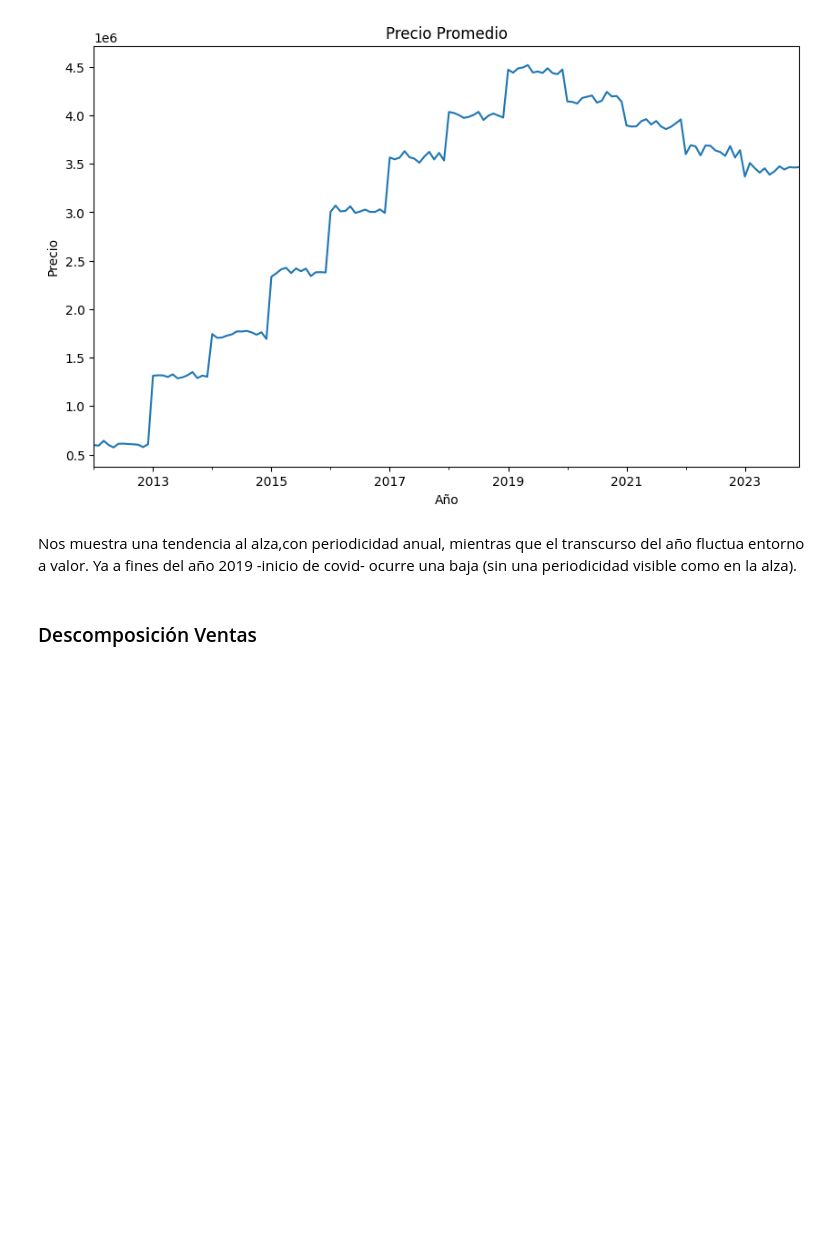
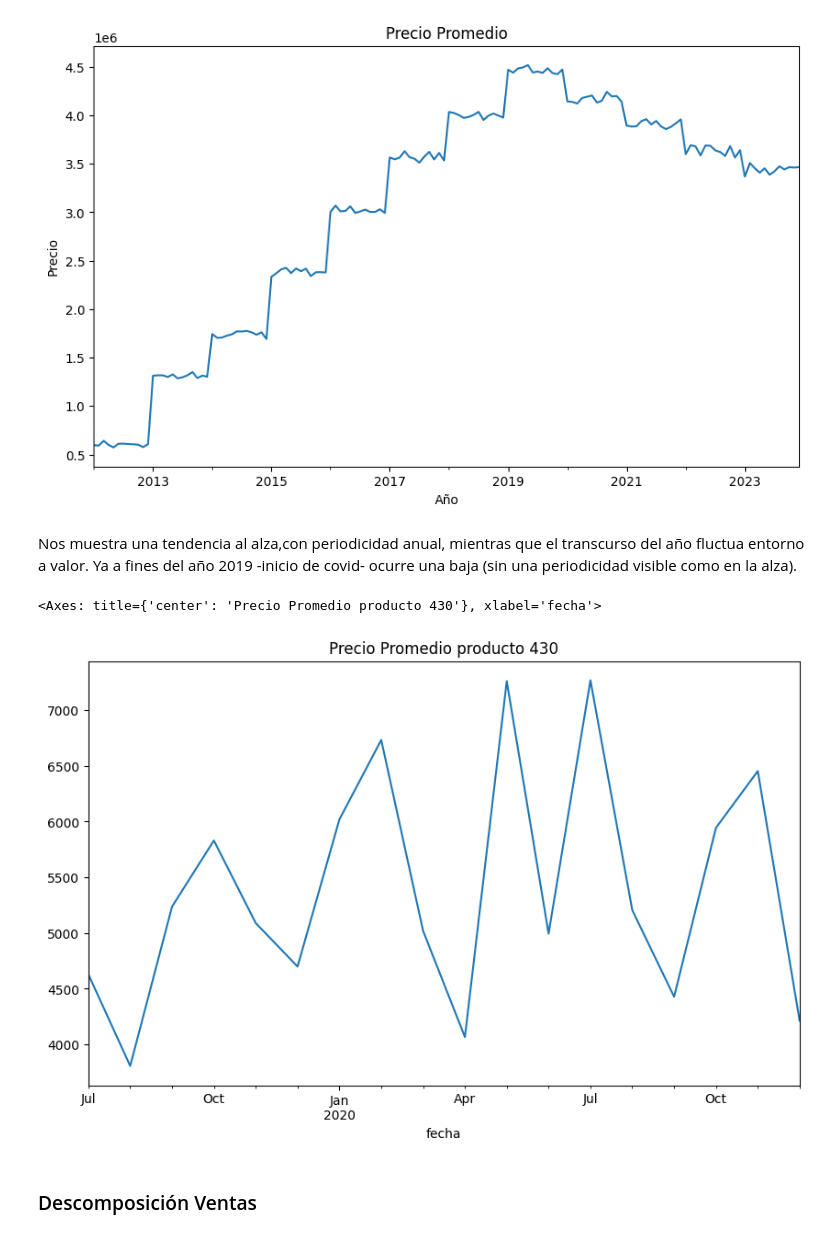
Before and after one commit to cristianBMJ/Brain_Food_challengue, a Jupyter notebook: solucion_desafio_BF.ipynb, the cells around one changed output. Saved outputs shown, nothing was run; the diff lists cells and outputs as text; code cells hidden in the pictures; blank space fills up the shorter version.

```diff
--- a/solucion_desafio_BF.ipynb
+++ b/solucion_desafio_BF.ipynb
@@ -141,5 +135,10 @@ plt.show()
 [figure]
 # %% [markdown]
 Nos muestra una tendencia al alza,con periodicidad anual, mientras que el transcurso del año fluctua entorno a valor. Ya a fines del año  2019 -inicio de covid- ocurre una baja (sin una periodicidad visible como en la alza).
+# %%
+df[ df['prod_id'] == 666 ]['precio_promedio'].iloc[-54:-36].plot(figsize=(10, 6), title='Precio Promedio producto 430')
+# %% [output]
+<Axes: title={'center': 'Precio Promedio producto 430'}, xlabel='fecha'>
+[figure, added]
 # %% [markdown]
 ### Descomposición  Ventas
```
Also changed, not shown: parts of 24 cells of this notebook.
